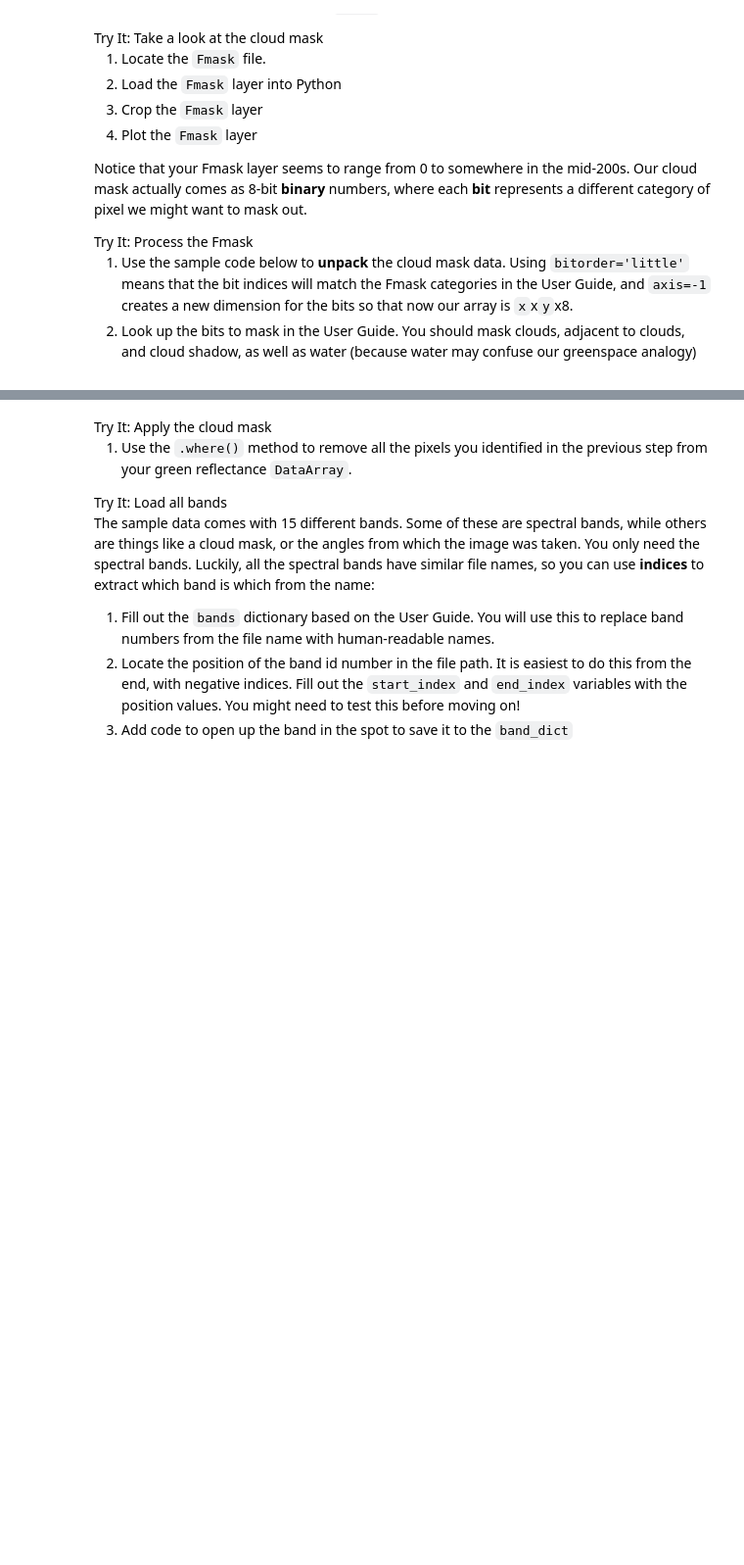
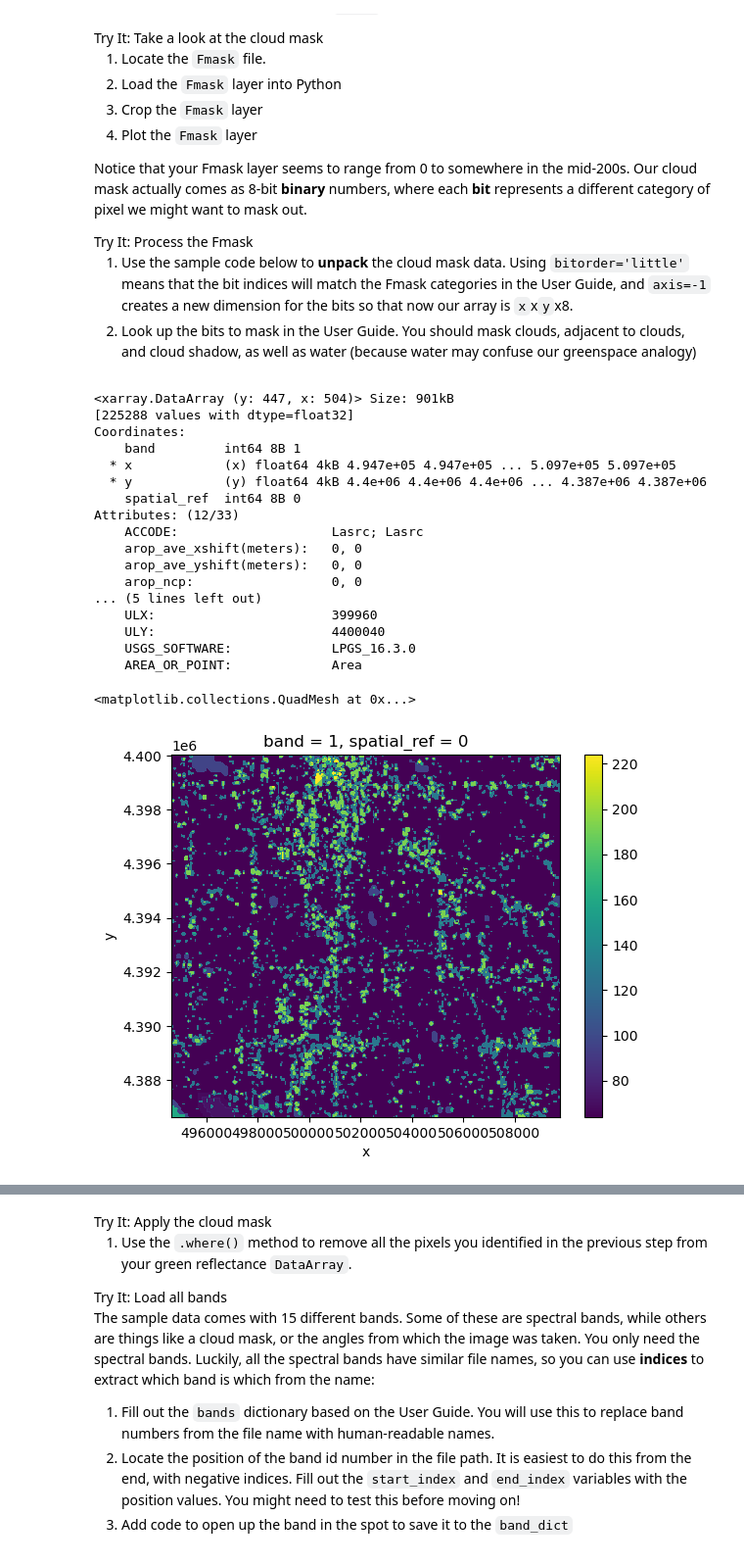
Before and after one commit to earthlab-education/fundamentals-04-redlining-cmq879, a Jupyter notebook: notebooks/redlining-32-wrangle-multispectral.ipynb, the cells around one changed output, grey strips where cells are left out. Shown at 98% size. Drawn from its saved outputs; the diff is of its cells as text; code cells hidden in the pictures; blank space fills up the shorter version.

```diff
--- a/notebooks/redlining-32-wrangle-multispectral.ipynb
+++ b/notebooks/redlining-32-wrangle-multispectral.ipynb
@@ -158,3 +187,29 @@ our array is <code>x</code>x<code>y</code>x8.</li>
 adjacent to clouds, and cloud shadow, as well as water (because water
 may confuse our greenspace analogy)</li>
 </ol></div></div>
+# %%
+fmask_path = glob(os.path.join(data_dir, '*Fmask.tif'))[0]
+# Open the cloud mask
+fmask_dat = rxr.open_rasterio(fmask_path, mask_and_scale=True).squeeze()
+display(fmask_dat)
+fmask_dat.plot()
+# %% [output]
+<xarray.DataArray (y: 447, x: 504)> Size: 901kB
+[225288 values with dtype=float32]
+Coordinates:
+    band         int64 8B 1
+  * x            (x) float64 4kB 4.947e+05 4.947e+05 ... 5.097e+05 5.097e+05
+  * y            (y) float64 4kB 4.4e+06 4.4e+06 4.4e+06 ... 4.387e+06 4.387e+06
+    spatial_ref  int64 8B 0
+Attributes: (12/33)
+    ACCODE:                    Lasrc; Lasrc
+    arop_ave_xshift(meters):   0, 0
+    arop_ave_yshift(meters):   0, 0
+    arop_ncp:                  0, 0
+... (5 lines left out)
+    ULX:                       399960
+    ULY:                       4400040
+    USGS_SOFTWARE:             LPGS_16.3.0
+    AREA_OR_POINT:             Area
+<matplotlib.collections.QuadMesh at 0x...>
+[figure, added]
```
Also changed, not shown: parts of 11 cells of this notebook, 4 other files.
